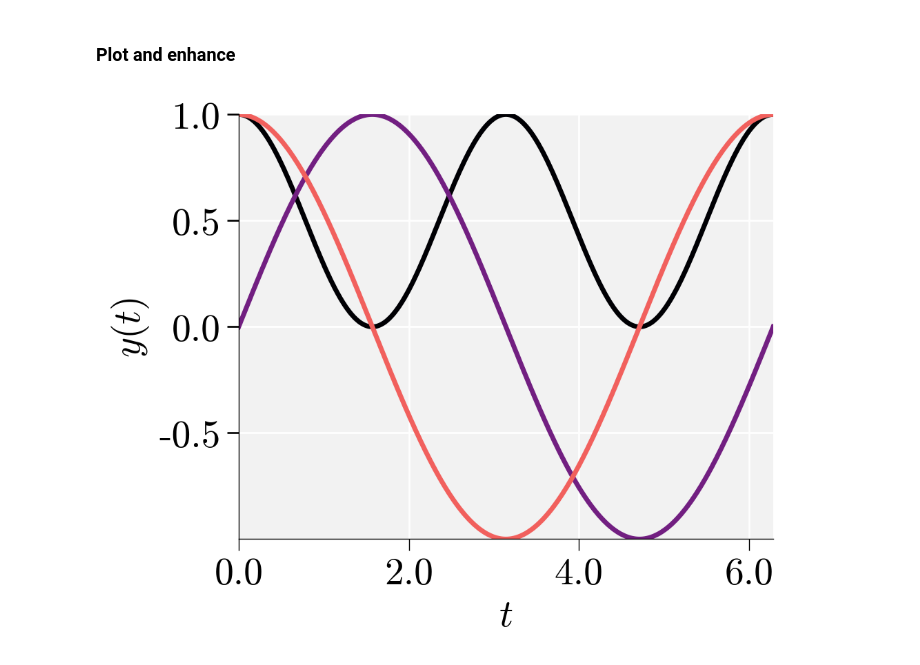
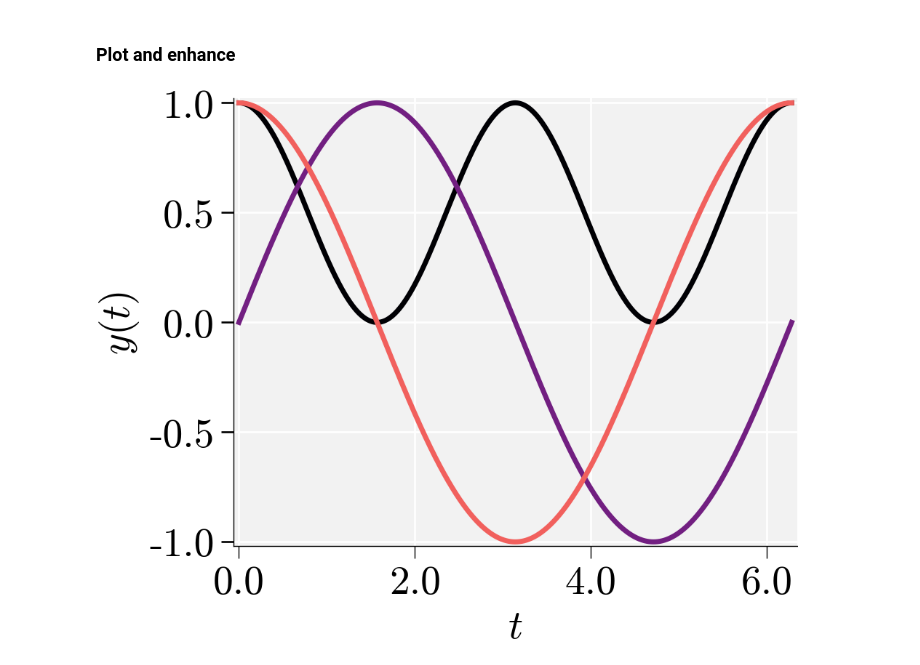
Before and after one commit to suparnob100/visualization, a Jupyter notebook: Publication_quality_graphs/PYTHON/Example.ipynb, the cells around one changed output. Saved outputs shown, nothing was run; the diff lists cells and outputs as text; code cells hidden in the pictures.

```diff
--- a/Publication_quality_graphs/PYTHON/Example.ipynb
+++ b/Publication_quality_graphs/PYTHON/Example.ipynb
@@ -42,31 +42,31 @@ plt.rcParams['axes.prop_cycle'] = cycler(color=colors)
 # %%
 # Plot data
 fig, ax = plt.subplots(figsize=(5,4))
 ax.plot(x,y**2)
 ax.plot(x,np.sin(x))
 ax.plot(x,y**1)
 
 # Label axis
 ax.set_xlabel("$t$")
 ax.set_ylabel("$y(t)$")
 
 # Automatically adjust the axis limits to be tight around the data
 ax.autoscale(axis='both', tight=True)
 
 # Add legend
 # plt.legend(['$y_1$','$y_2$','$y_3$'])
 
 
 # Set the format for tick labels
 import matplotlib.ticker as ticker
 format_str = '%.1f'  # Two decimal places; adjust as needed
 ax.xaxis.set_major_formatter(ticker.FormatStrFormatter(format_str))
 ax.yaxis.set_major_formatter(ticker.FormatStrFormatter(format_str))
 
 
 # Display the figure
-plt.savefig('test.png')
-# plt.margins(0.01)
+plt.margins(0.01)
+plt.savefig('test.eps')
 plt.show()
 # %% [output]
-[figure, old version]
+[figure, new version]
```
Also changed, not shown: 1 other file.
